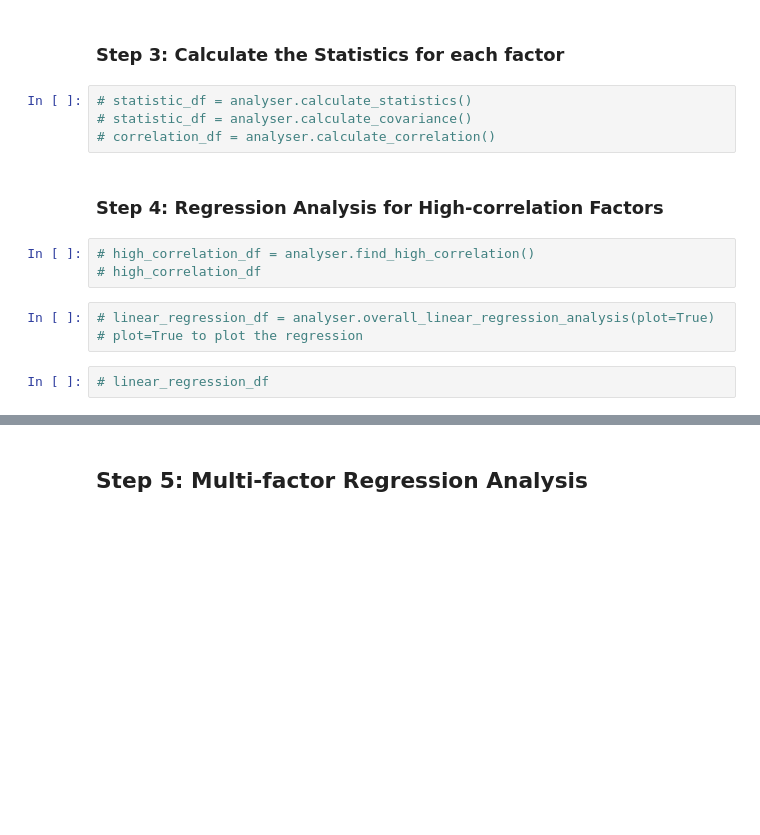
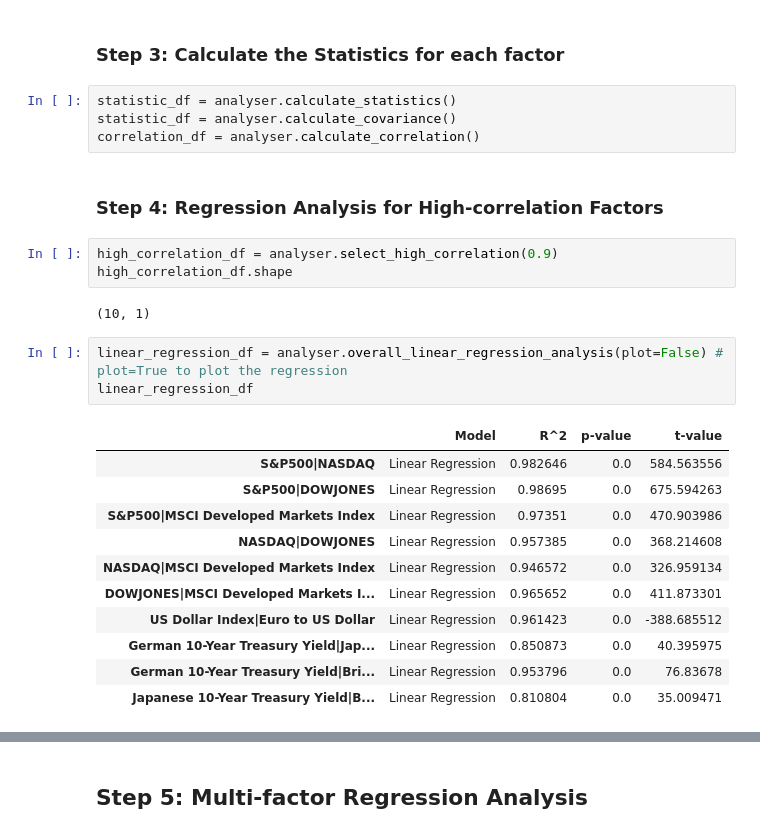
Before and after one commit to doriading/FIN523-doria, a Jupyter notebook: FIN523_MultiLinearReg_2000-01-01_2023-12-31.ipynb, the cells around one changed output, grey strips where cells are left out. Drawn from its saved outputs; the diff is of its cells as text; blank space fills up the shorter version.

```diff
--- a/FIN523_MultiLinearReg_2000-01-01_2023-12-31.ipynb
+++ b/FIN523_MultiLinearReg_2000-01-01_2023-12-31.ipynb
@@ -79,16 +98,29 @@ analyser.load_data(enable_cache=True)
 # %% [markdown]
 ### Step 3: Calculate the Statistics for each factor
 # %%
-# statistic_df = analyser.calculate_statistics()
-# statistic_df = analyser.calculate_covariance()
-# correlation_df = analyser.calculate_correlation()
+statistic_df = analyser.calculate_statistics()
+statistic_df = analyser.calculate_covariance()
+correlation_df = analyser.calculate_correlation()
 # %% [markdown]
 ### Step 4: Regression Analysis for High-correlation Factors
-# %%
-# high_correlation_df = analyser.find_high_correlation()
-# high_correlation_df
+# %%
+high_correlation_df = analyser.select_high_correlation(0.9)
+high_correlation_df.shape
+# %% [output]
+(10, 1)
 # %%
-# linear_regression_df = analyser.overall_linear_regression_analysis(plot=True) # plot=True to plot the regression
+linear_regression_df = analyser.overall_linear_regression_analysis(plot=False) # plot=True to plot the regression
+linear_regression_df
+# %% [output]
+|  | Model | R^2 | p-value | t-value |
+| S&P500|NASDAQ | Linear Regression | 0.982646 | 0.0 | 584.563556 |
+| S&P500|DOWJONES | Linear Regression | 0.98695 | 0.0 | 675.594263 |
+| S&P500|MSCI Developed Markets Index | Linear Regression | 0.97351 | 0.0 | 470.903986 |
+| NASDAQ|DOWJONES | Linear Regression | 0.957385 | 0.0 | 368.214608 |
+| NASDAQ|MSCI Developed Markets Index | Linear Regression | 0.946572 | 0.0 | 326.959134 |
+| DOWJONES|MSCI Developed Markets I... | Linear Regression | 0.965652 | 0.0 | 411.873301 |
+| US Dollar Index|Euro to US Dollar | Linear Regression | 0.961423 | 0.0 | -388.685512 |
+| German 10-Year Treasury Yield|Jap... | Linear Regression | 0.850873 | 0.0 | 40.395975 |
+| German 10-Year Treasury Yield|Bri... | Linear Regression | 0.953796 | 0.0 | 76.83678 |
+| Japanese 10-Year Treasury Yield|B... | Linear Regression | 0.810804 | 0.0 | 35.009471 |
-# %%
-# linear_regression_df
 # %%
```
Also changed, not shown: parts of 7 cells of this notebook, 7 other files.
